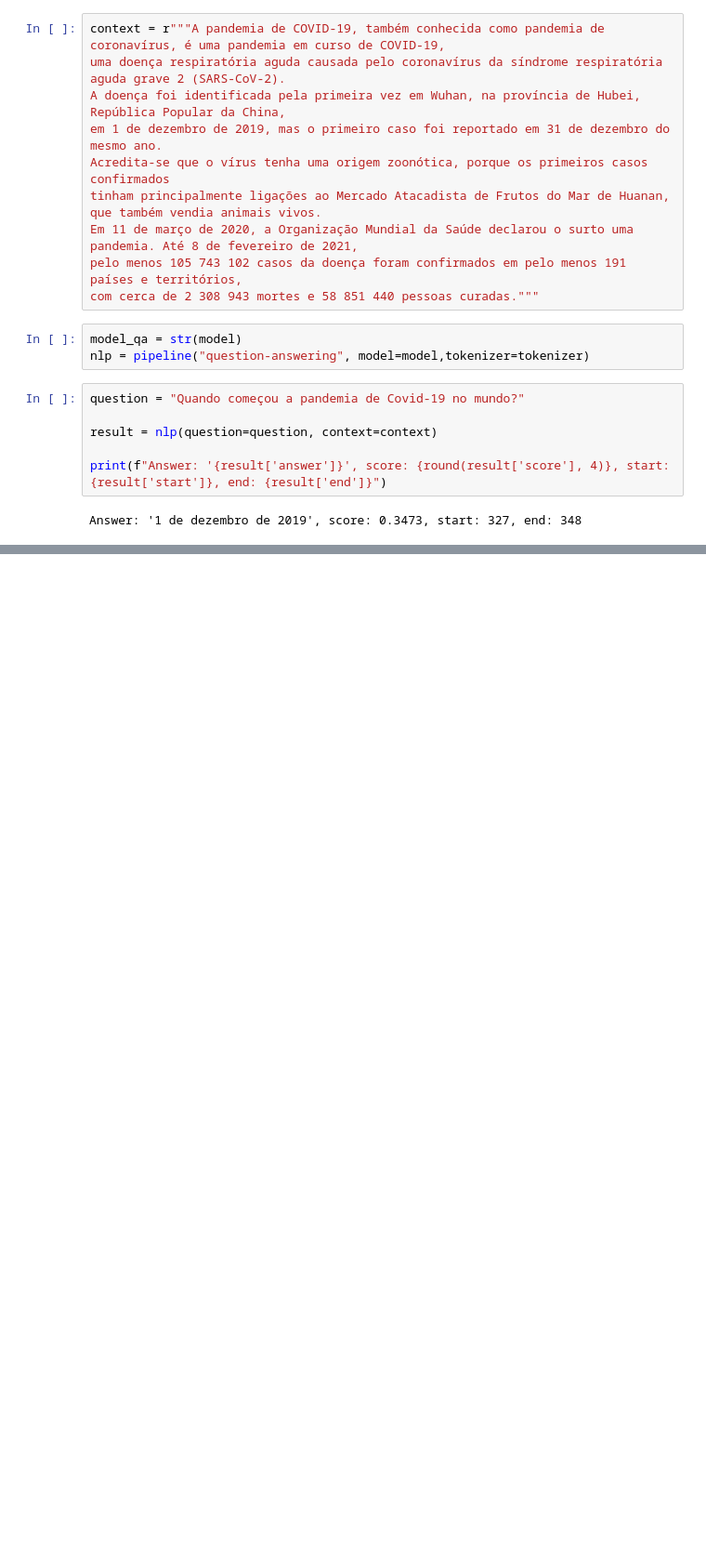
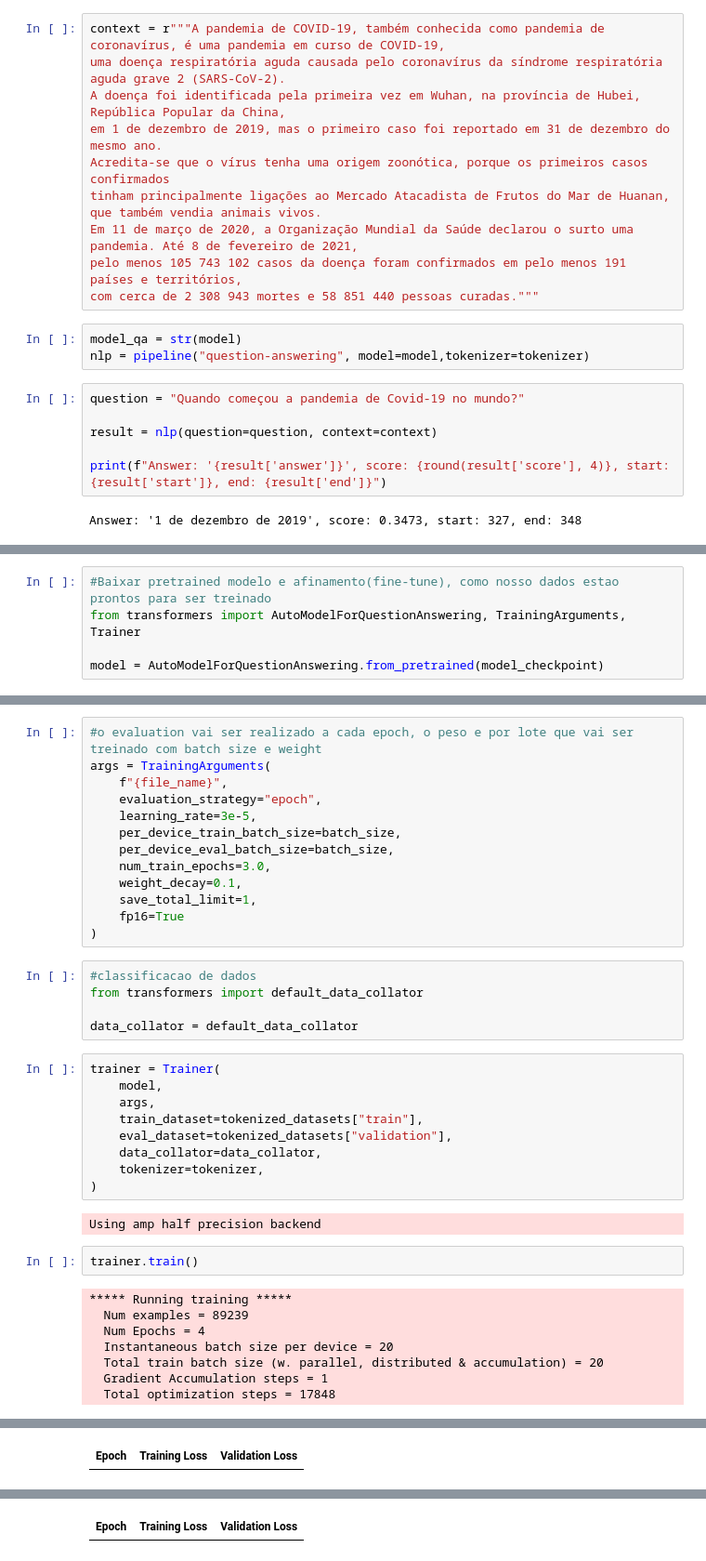
Before and after one commit to Aleyucra74/hugging-face-dp, a Jupyter notebook: Hugging_face.ipynb, the cells around one changed output, grey strips where cells are left out. Shown at 93% size. Cells and saved outputs as stored; diff of their text form; blank space fills up the shorter version.

```diff
--- a/Hugging_face.ipynb
+++ b/Hugging_face.ipynb
@@ -39,0 +566,5 @@ Answer: '1 de dezembro de 2019', score: 0.3473, start: 327, end: 348
+# %%
+#Baixar pretrained modelo e afinamento(fine-tune), como nosso dados estao prontos para ser treinado
+from transformers import AutoModelForQuestionAnswering, TrainingArguments, Trainer
+
+model = AutoModelForQuestionAnswering.from_pretrained(model_checkpoint)
@@ -39,0 +592,39 @@ Answer: '1 de dezembro de 2019', score: 0.3473, start: 327, end: 348
+# %%
+#o evaluation vai ser realizado a cada epoch, o peso e por lote que vai ser treinado com batch size e weight
+args = TrainingArguments(
+    f"{file_name}",
+    evaluation_strategy="epoch",
+    learning_rate=3e-5,
+    per_device_train_batch_size=batch_size,
+    per_device_eval_batch_size=batch_size,
+    num_train_epochs=3.0,
+    weight_decay=0.1,
+    save_total_limit=1,
+    fp16=True
+)
+# %%
+#classificacao de dados
+from transformers import default_data_collator
+
+data_collator = default_data_collator
+# %%
+trainer = Trainer(
+    model,
+    args,
+    train_dataset=tokenized_datasets["train"],
+    eval_dataset=tokenized_datasets["validation"],
+    data_collator=data_collator,
+    tokenizer=tokenizer,
+)
+# %% [output]
+Using amp half precision backend
+# %%
+trainer.train()
+# %% [output]
+***** Running training *****
+  Num examples = 89239
+  Num Epochs = 4
+  Instantaneous batch size per device = 20
+  Total train batch size (w. parallel, distributed & accumulation) = 20
+  Gradient Accumulation steps = 1
+  Total optimization steps = 17848
@@ -39,0 +632 @@ Answer: '1 de dezembro de 2019', score: 0.3473, start: 327, end: 348
+| Epoch | Training Loss | Validation Loss |
@@ -39,0 +651 @@ Answer: '1 de dezembro de 2019', score: 0.3473, start: 327, end: 348
+| Epoch | Training Loss | Validation Loss |
```
Also changed, not shown: parts of 58 cells of this notebook.
